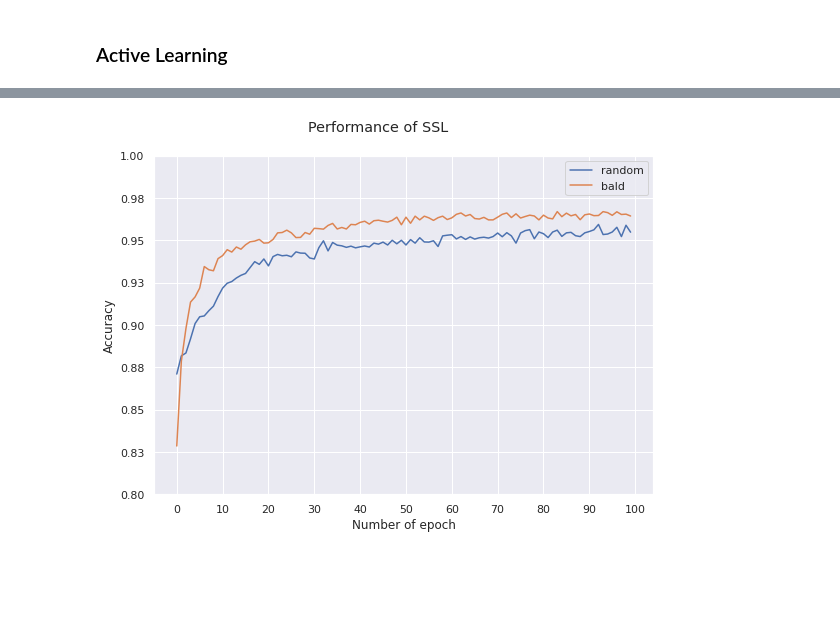
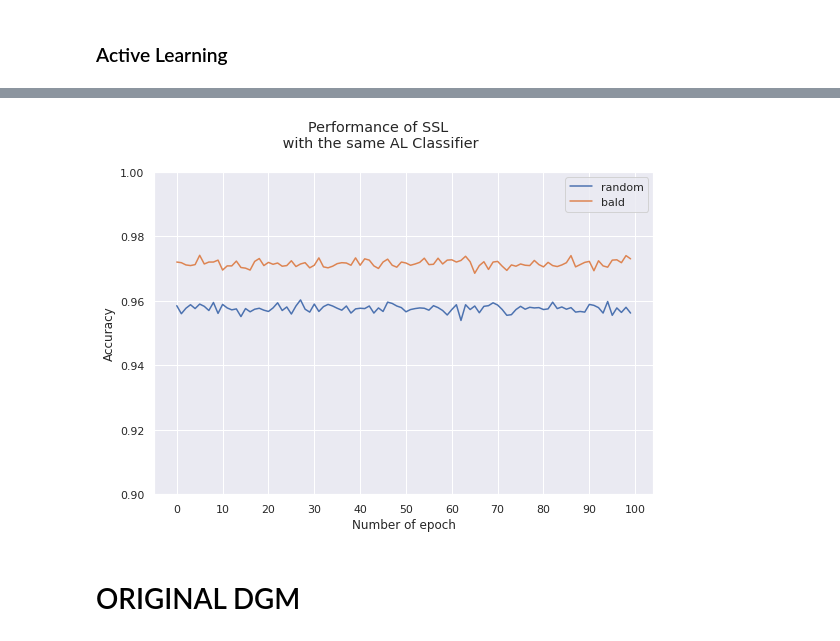
Before and after one commit to milexjaro/semi-supervised-active-learning-pytorch, a Jupyter notebook: Semi-Supervised Active Learning.ipynb, the cells around one changed output, grey strips where cells are left out. Saved outputs shown, nothing was run; the diff lists cells and outputs as text; code cells hidden in the pictures; blank space fills up the shorter version.

Commit message:
Feat: Add SSL with AL Classifier

```diff
--- a/Semi-Supervised Active Learning.ipynb
+++ b/Semi-Supervised Active Learning.ipynb
@@ -56,8 +56,13 @@ class CNN(nn.Module):
                     )
 
     def forward(self, x):
-        out = x
-        out = self.convs(out)
+        if len(x.shape) != 2:
+            out = x
+            out = self.convs(out)
+        else:
+            out = x.reshape(-1, 1, 28, 28)
+            out = self.convs(out)
+            out = F.softmax(out, dim=-1)
         return out
 # %%
 summary(CNN().convs, (1,28,28), device="cpu")
@@ -357,6 +362,9 @@ for algorithm in SSL_metrics.keys():
 
     # Prepare the model and the optimizer
     model = DeepGenerativeModel([x_dim, y_dim, z_dim, h_dim])
+
+    del model.classifier
+    model.classifier = query_strategies[algorithm]['classifier']
     if cuda: model = model.cuda()
     alpha = 0.1 * len(unlabelled) / len(labelled)
     optimizer = torch.optim.Adam(model.parameters(), lr=3e-4, betas=(0.9, 0.999))
@@ -380,7 +388,7 @@ for algorithm in SSL_metrics.keys():
             # Wrap in variables
             x, y, u = Variable(x).cuda(device=0), Variable(y).cuda(device=0), Variable(u).cuda(device=0)
 
-            J_alpha, logits = calculate_J_alpha(x, y, u, alpha, model)
+            J_alpha, logits = calculate_J_alpha(x.reshape(-1, 784), y, u, alpha, model)
 
             J_alpha.backward()
             optimizer.step()
@@ -405,7 +413,7 @@ for algorithm in SSL_metrics.keys():
             for x, y in test:
                 x, y = Variable(x).cuda(device=0), Variable(y).cuda(device=0)
 
-                J_alpha, logits = calculate_J_alpha(x, y, x, alpha, model)
+                J_alpha, logits = calculate_J_alpha(x.reshape(-1, 784), y, x.reshape(-1, 784), alpha, model)
 
                 total_loss += J_alpha.data
 
@@ -473,33 +490,35 @@ fig, (ax0) = plt.subplots(nrows=1, ncols=1, sharex=True,
 
 # Set y axis format
 ax0.yaxis.set_major_formatter(FormatStrFormatter('%.2f'))
 # Major ticks every 20, minor ticks every 5
 major_ticks = np.arange(0, SSL_EPOCHS+1,10)
 ax0.set_xticks(major_ticks)
 
 x_ticks = np.arange(0, SSL_EPOCHS,1)
 ax0.plot(x_ticks, SSL_test_accuracy_histories['random_test_accuracy'], label = 'random')
 ax0.plot(x_ticks, SSL_test_accuracy_histories['bald_test_accuracy'], label = 'bald')
-ax0.set_ylim([0.8,1])
+ax0.set_ylim([0.9,1])
 ax0.set_ylabel("Accuracy")
 ax0.set_xlabel("Number of epoch")
 ax0.legend()
 
 # # Set y axis format
 # ax1.yaxis.set_major_formatter(FormatStrFormatter('%.2f'))
 # # Major ticks every 20, minor ticks every 5
 # major_ticks = np.arange(0, SSL_EPOCHS+1,10)
 # ax1.set_xticks(major_ticks)
 
 # x_ticks = np.arange(0, SSL_EPOCHS,1)
 # ax1.plot(x_ticks, SSL_test_loss_histories['random_test_loss'], label = 'random')
 # ax1.plot(x_ticks, SSL_test_loss_histories['bald_test_loss'], label = 'bald')
 # # ax1.set_ylim([0.8,1])
 # ax1.set_ylabel("Test Loss")
 # ax1.set_xlabel("Number of epoch")
 # ax1.legend()
 
-fig.suptitle("Performance of SSL")
+fig.suptitle("Performance of SSL\n with the same AL Classifier")
 plt.tight_layout()
 # %% [output]
-[figure, old version]
+[figure, new version]
+# %% [markdown]
+# ORIGINAL DGM
```
Also changed, not shown: parts of 10 cells of this notebook.
